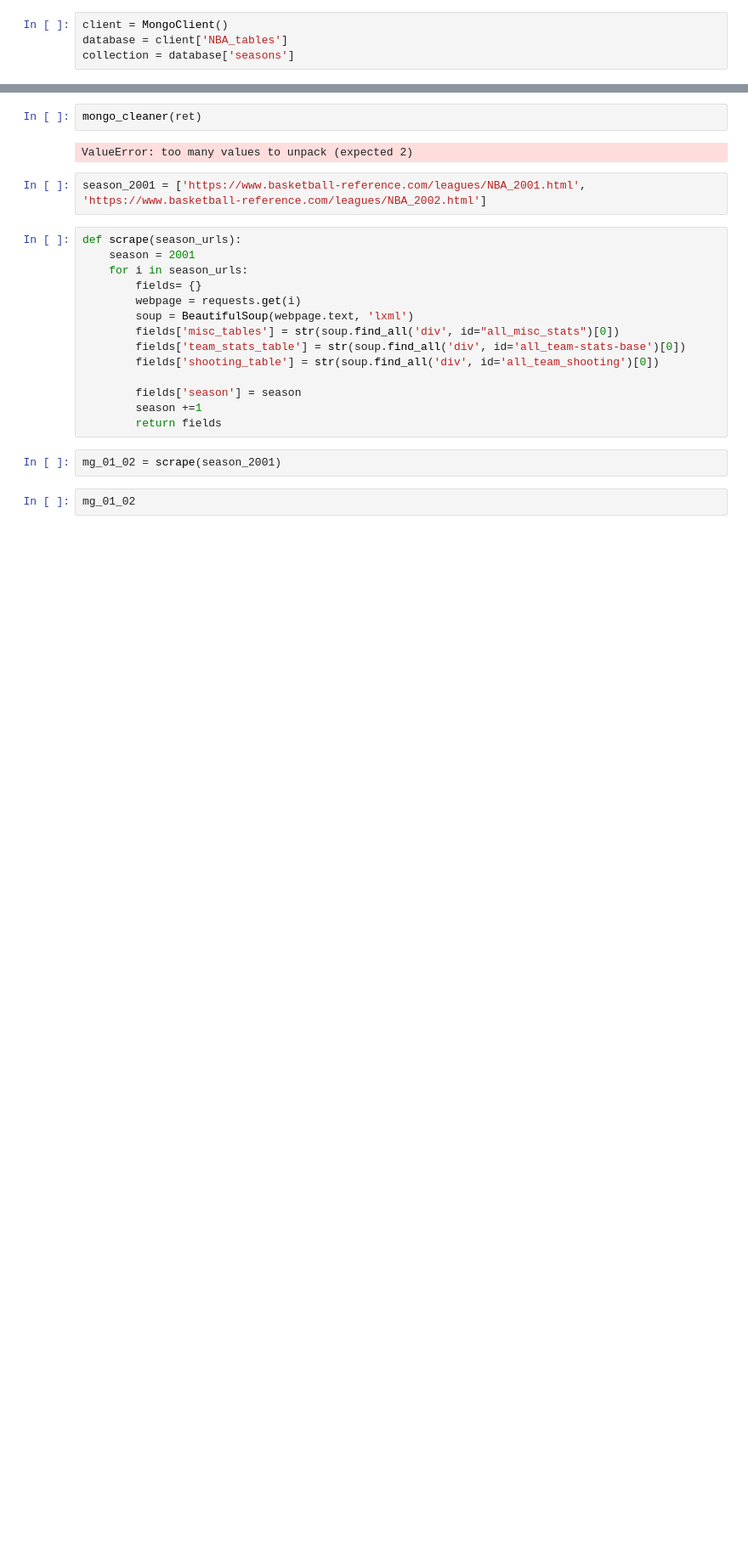
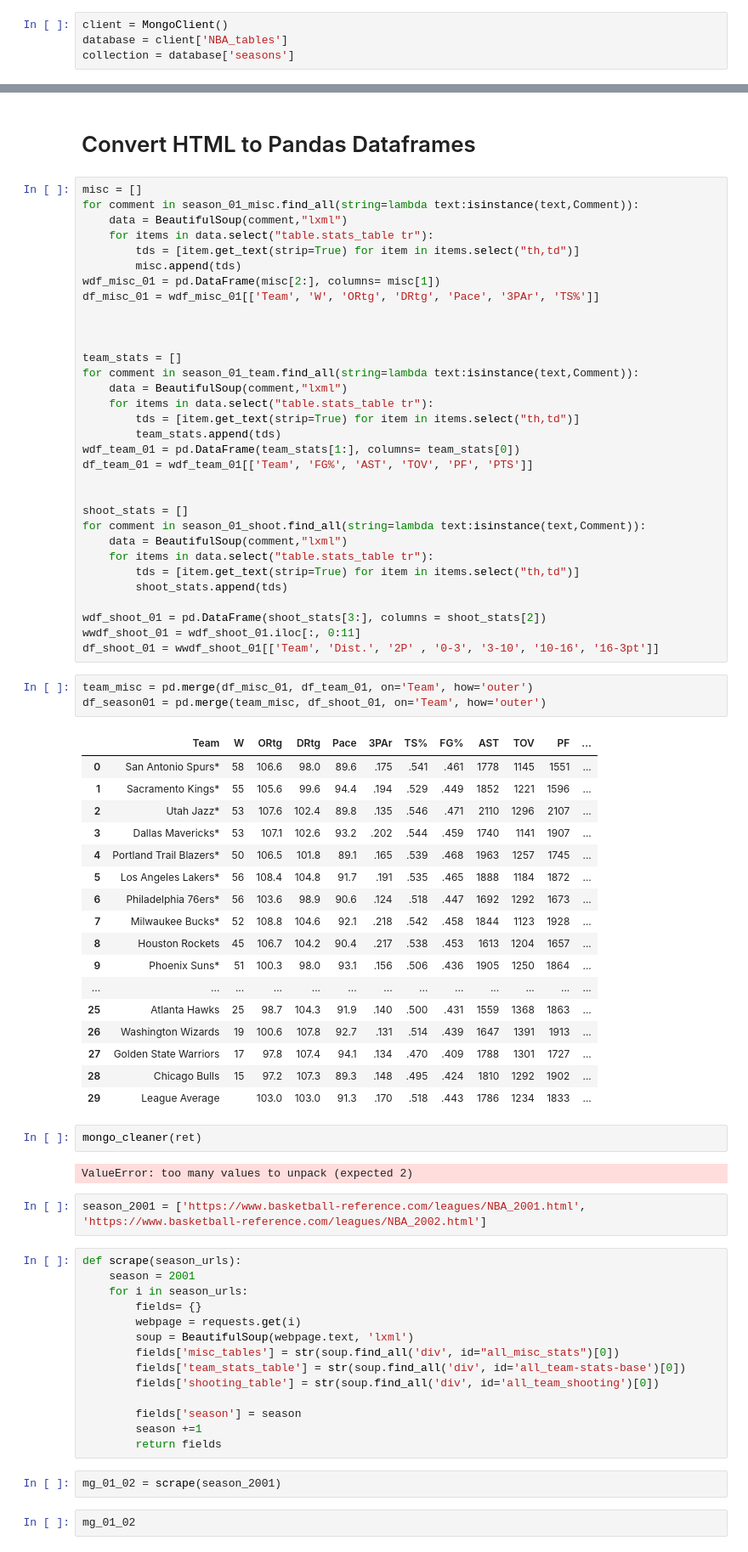
Before and after one commit to johncpolitte/NBA_Data_Analysis, a Jupyter notebook: Pandas_work.ipynb, the cells around one changed output, grey strips where cells are left out. Shown at 85% size. Cells and saved outputs as stored; diff of their text form; blank space fills up the shorter version.

Commit message:
created season 01 df

```diff
--- a/Pandas_work.ipynb
+++ b/Pandas_work.ipynb
@@ -50,3 +106,58 @@ season_18 = ret[17]
+# %% [markdown]
+# Convert HTML to Pandas Dataframes
+# %%
+misc = []
+for comment in season_01_misc.find_all(string=lambda text:isinstance(text,Comment)):
+    data = BeautifulSoup(comment,"lxml")
+    for items in data.select("table.stats_table tr"):
+        tds = [item.get_text(strip=True) for item in items.select("th,td")]
+        misc.append(tds)
+wdf_misc_01 = pd.DataFrame(misc[2:], columns= misc[1])
+df_misc_01 = wdf_misc_01[['Team', 'W', 'ORtg', 'DRtg', 'Pace', '3PAr', 'TS%']]
+
+
+
+team_stats = []
+for comment in season_01_team.find_all(string=lambda text:isinstance(text,Comment)):
+    data = BeautifulSoup(comment,"lxml")
+    for items in data.select("table.stats_table tr"):
+        tds = [item.get_text(strip=True) for item in items.select("th,td")]
+        team_stats.append(tds)
+wdf_team_01 = pd.DataFrame(team_stats[1:], columns= team_stats[0])
+df_team_01 = wdf_team_01[['Team', 'FG%', 'AST', 'TOV', 'PF', 'PTS']]
+
+
+shoot_stats = []
+for comment in season_01_shoot.find_all(string=lambda text:isinstance(text,Comment)):
+    data = BeautifulSoup(comment,"lxml")
+    for items in data.select("table.stats_table tr"):
+        tds = [item.get_text(strip=True) for item in items.select("th,td")]
+        shoot_stats.append(tds)
+
+wdf_shoot_01 = pd.DataFrame(shoot_stats[3:], columns = shoot_stats[2])
+wwdf_shoot_01 = wdf_shoot_01.iloc[:, 0:11]
+df_shoot_01 = wwdf_shoot_01[['Team', 'Dist.', '2P' , '0-3', '3-10', '10-16', '16-3pt']]
+# %%
+team_misc = pd.merge(df_misc_01, df_team_01, on='Team', how='outer')
+df_season01 = pd.merge(team_misc, df_shoot_01, on='Team', how='outer')
+# %% [output]
+|  | Team | W | ORtg | DRtg | Pace | 3PAr | TS% | FG% | AST | TOV | PF | ... |
+| 0 | San Antonio Spurs* | 58 | 106.6 | 98.0 | 89.6 | .175 | .541 | .461 | 1778 | 1145 | 1551 | ... |
+| 1 | Sacramento Kings* | 55 | 105.6 | 99.6 | 94.4 | .194 | .529 | .449 | 1852 | 1221 | 1596 | ... |
+| 2 | Utah Jazz* | 53 | 107.6 | 102.4 | 89.8 | .135 | .546 | .471 | 2110 | 1296 | 2107 | ... |
+| 3 | Dallas Mavericks* | 53 | 107.1 | 102.6 | 93.2 | .202 | .544 | .459 | 1740 | 1141 | 1907 | ... |
+| 4 | Portland Trail Blazers* | 50 | 106.5 | 101.8 | 89.1 | .165 | .539 | .468 | 1963 | 1257 | 1745 | ... |
+| 5 | Los Angeles Lakers* | 56 | 108.4 | 104.8 | 91.7 | .191 | .535 | .465 | 1888 | 1184 | 1872 | ... |
+| 6 | Philadelphia 76ers* | 56 | 103.6 | 98.9 | 90.6 | .124 | .518 | .447 | 1692 | 1292 | 1673 | ... |
+| 7 | Milwaukee Bucks* | 52 | 108.8 | 104.6 | 92.1 | .218 | .542 | .458 | 1844 | 1123 | 1928 | ... |
+| 8 | Houston Rockets | 45 | 106.7 | 104.2 | 90.4 | .217 | .538 | .453 | 1613 | 1204 | 1657 | ... |
+| 9 | Phoenix Suns* | 51 | 100.3 | 98.0 | 93.1 | .156 | .506 | .436 | 1905 | 1250 | 1864 | ... |
+| ... | ... | ... | ... | ... | ... | ... | ... | ... | ... | ... | ... | ... |
+| 25 | Atlanta Hawks | 25 | 98.7 | 104.3 | 91.9 | .140 | .500 | .431 | 1559 | 1368 | 1863 | ... |
+| 26 | Washington Wizards | 19 | 100.6 | 107.8 | 92.7 | .131 | .514 | .439 | 1647 | 1391 | 1913 | ... |
+| 27 | Golden State Warriors | 17 | 97.8 | 107.4 | 94.1 | .134 | .470 | .409 | 1788 | 1301 | 1727 | ... |
+| 28 | Chicago Bulls | 15 | 97.2 | 107.3 | 89.3 | .148 | .495 | .424 | 1810 | 1292 | 1902 | ... |
+| 29 | League Average |  | 103.0 | 103.0 | 91.3 | .170 | .518 | .443 | 1786 | 1234 | 1833 | ... |
 # %%
 mongo_cleaner(ret)
 # %% [output]
```
Also changed, not shown: parts of 7 cells of this notebook.
